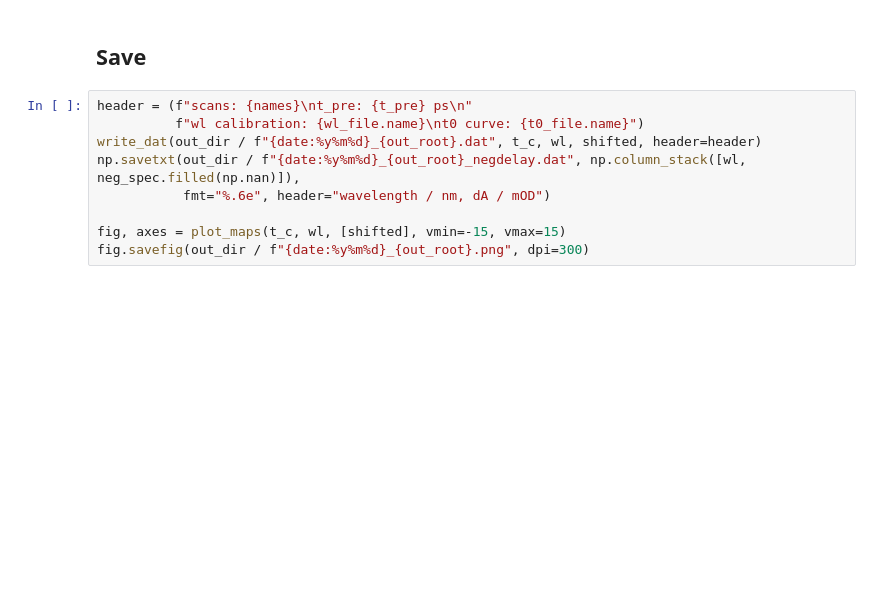
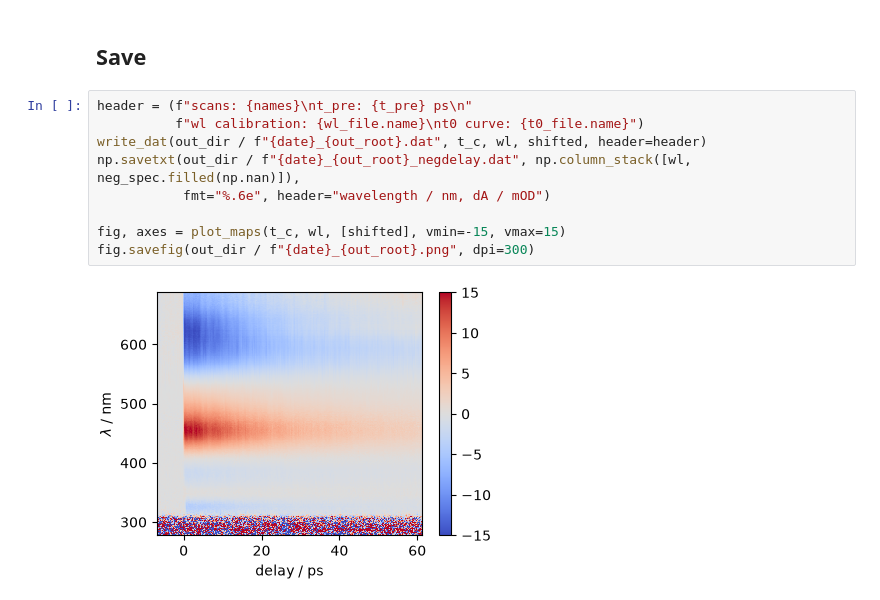
Before and after one commit to spalato/edyxlib, a Jupyter notebook: pyspan/examples/TA/ta_2_processing.ipynb, the cells around one changed output. Cells and saved outputs as stored; diff of their text form; blank space fills up the shorter version.

```diff
--- a/pyspan/examples/TA/ta_2_processing.ipynb
+++ b/pyspan/examples/TA/ta_2_processing.ipynb
@@ -191,9 +207,11 @@ axes[0, 0].set_xlim(-2, 2)
 # %%
 header = (f"scans: {names}\nt_pre: {t_pre} ps\n"
           f"wl calibration: {wl_file.name}\nt0 curve: {t0_file.name}")
-write_dat(out_dir / f"{date:%y%m%d}_{out_root}.dat", t_c, wl, shifted, header=header)
-np.savetxt(out_dir / f"{date:%y%m%d}_{out_root}_negdelay.dat", np.column_stack([wl, neg_spec.filled(np.nan)]),
+write_dat(out_dir / f"{date}_{out_root}.dat", t_c, wl, shifted, header=header)
+np.savetxt(out_dir / f"{date}_{out_root}_negdelay.dat", np.column_stack([wl, neg_spec.filled(np.nan)]),
            fmt="%.6e", header="wavelength / nm, dA / mOD")
 
 fig, axes = plot_maps(t_c, wl, [shifted], vmin=-15, vmax=15)
-fig.savefig(out_dir / f"{date:%y%m%d}_{out_root}.png", dpi=300)
+fig.savefig(out_dir / f"{date}_{out_root}.png", dpi=300)
+# %% [output]
+[figure, added]
```
Also changed, not shown: parts of 12 cells of this notebook, 1 other file.
